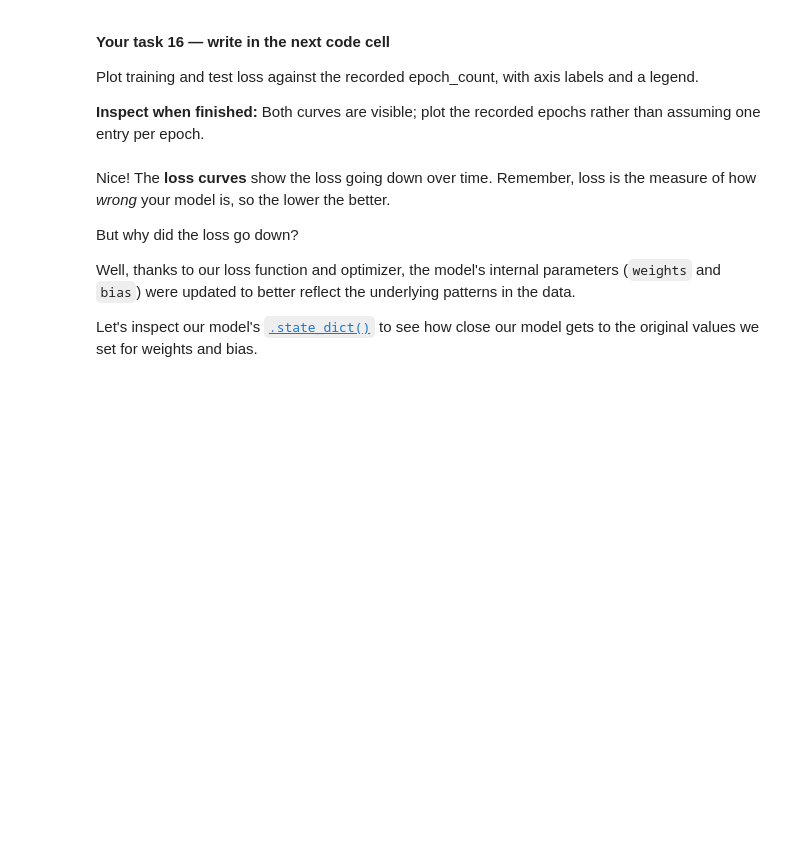
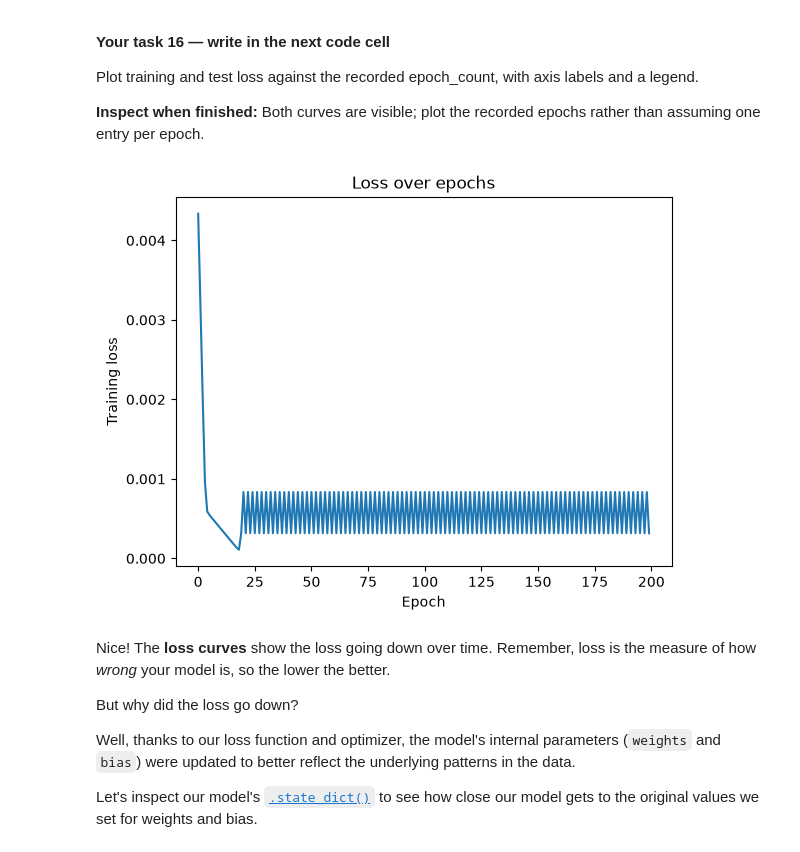
Before and after one commit to GyDeen/PyTorch-DeepLearning, a Jupyter notebook: 01_pytorch_workflow.ipynb, the cells around one changed output. Drawn from its saved outputs; the diff is of its cells as text; code cells hidden in the pictures; blank space fills up the shorter version.

```diff
--- a/01_pytorch_workflow.ipynb
+++ b/01_pytorch_workflow.ipynb
@@ -594,6 +632,10 @@ For your task use L1 loss and SGD with learning rate 0.01. Name them `loss_fn` a
 Create loss_fn as nn.L1Loss and optimizer as SGD over model_0.parameters(), with learning rate 0.01.
 
 **Inspect when finished:** The optimizer owns model_0's parameters; the loss measures mean absolute error.
+# %%
+loss_fn = nn.L1Loss()
+loss = loss_fn(y_preds, y_train)
+optimizer = torch.optim.SGD(params=model_0.parameters(), lr=0.001)
 # %% [markdown]
 ### Creating an optimization loop in PyTorch
 
@@ -702,6 +744,22 @@ Train model_0 for 100 epochs. Each epoch: enable training mode, predict on X_tra
 **Inspect when finished:** Three equally sized history lists exist; evaluation does not call backward or optimizer.step. Loss should generally fall, though L1 loss may oscillate near the optimum.
 
 **Loop order:** forward → loss → zero gradients → backward → optimizer step. Testing uses forward/loss only.
+# %%
+epochs = 200
+epoch_count = []
+loss_values = []
+
+for epoch in range(epochs):
+    model_0.train()
+    train_preds = model_0(X_train)
+    loss = loss_fn(train_preds, y_train)
+
+    epoch_count.append(epoch)
+    loss_values.append(loss.item())
+
+    optimizer.zero_grad()
+    loss.backward()
+    optimizer.step()
 # %% [markdown]
 Oh would you look at that! Looks like our loss is going down with every epoch, let's plot it to find out.
 # %% [markdown]
@@ -726,6 +784,15 @@ Adapt this pattern for your two loss histories. L1 loss with a fixed learning ra
 Plot training and test loss against the recorded epoch_count, with axis labels and a legend.
 
 **Inspect when finished:** Both curves are visible; plot the recorded epochs rather than assuming one entry per epoch.
+# %%
+
+plt.plot(epoch_count, loss_values)
+plt.xlabel("Epoch")
+plt.ylabel("Training loss")
+plt.title("Loss over epochs")
+plt.show()
+# %% [output]
+[figure, added]
 # %% [markdown]
 Nice! The **loss curves** show the loss going down over time. Remember, loss is the measure of how *wrong* your model is, so the lower the better.
 
```
Also changed, not shown: parts of 17 cells of this notebook, 1 other file.
